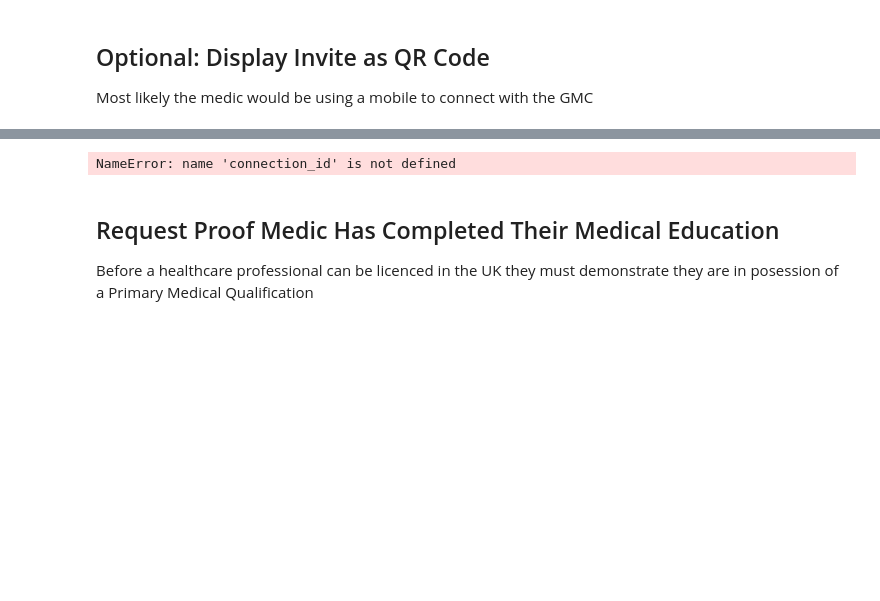
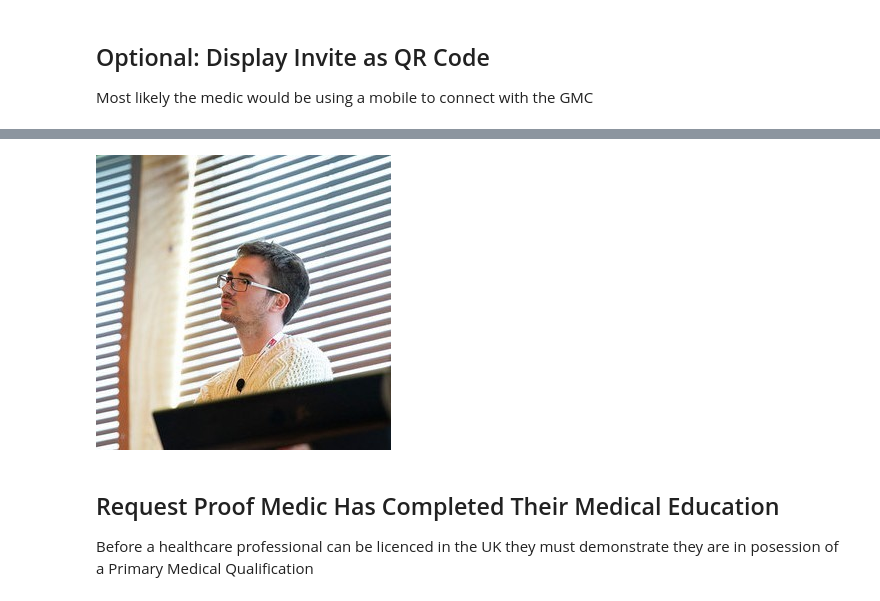
Before and after one commit to wip-abramson/aries-jupyter-playground, a Jupyter notebook: playground/general-medical-council/notebooks/2. issue_gmc_licence.ipynb, the cells around one changed output, grey strips where cells are left out. Saved outputs shown, nothing was run; the diff lists cells and outputs as text; code cells hidden in the pictures; blank space fills up the shorter version.

```diff
--- a/playground/general-medical-council/notebooks/2. issue_gmc_licence.ipynb
+++ b/playground/general-medical-council/notebooks/2. issue_gmc_licence.ipynb
@@ -287,7 +277,8 @@ Note this could be stored in the GMC system against the connection identifier ju
-# %%
-print(connection_id)
-# %% [output]
-NameError: name 'connection_id' is not defined
+# %%
+from IPython.display import Image
+Image("headshot.jpg")
+# %% [output]
+[figure, added]
 # %% [markdown]
 ## Request Proof Medic Has Completed Their Medical Education
 
```
Also changed, not shown: parts of 20 cells of this notebook, 23 other files.
